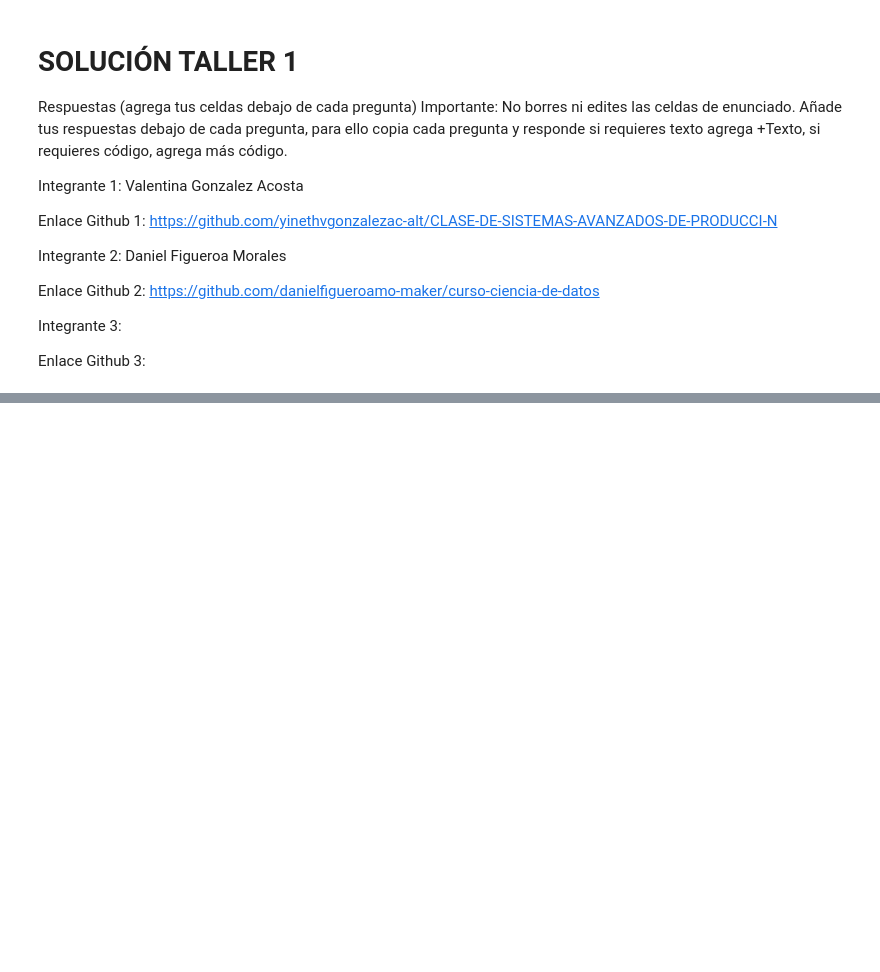
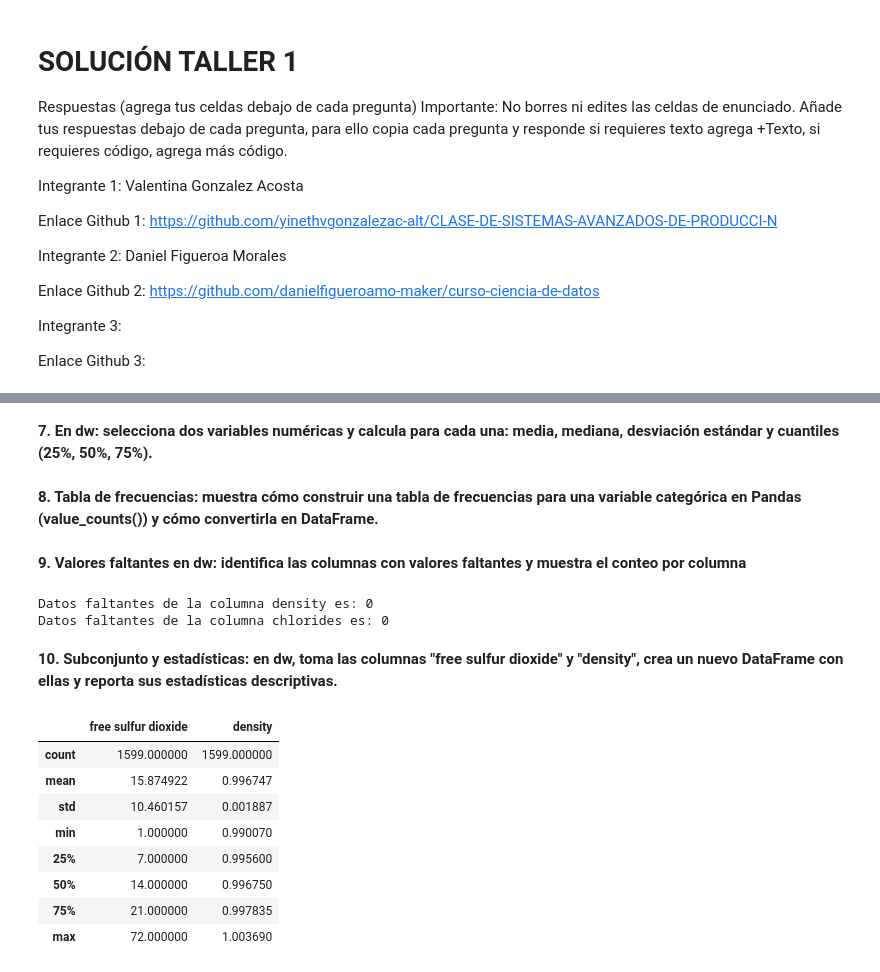
Before and after one commit to danielfigueroamo-maker/curso-ciencia-de-datos, a Jupyter notebook: GonzalezYineth_FigueroaMorales.ipynb, the cells around one changed output, grey strips where cells are left out. Cells and saved outputs as stored; diff of their text form; code cells hidden in the pictures; blank space fills up the shorter version.

```diff
--- a/GonzalezYineth_FigueroaMorales.ipynb
+++ b/GonzalezYineth_FigueroaMorales.ipynb
@@ -957,0 +1020,27 @@ Resumen estadístico (describe):
+# %% [markdown]
+**7. En dw: selecciona dos variables numéricas y calcula para cada una: media, mediana, desviación estándar y cuantiles (25%, 50%, 75%).**
+# %% [markdown]
+**8. Tabla de frecuencias: muestra cómo construir una tabla de frecuencias para una variable categórica en Pandas (value_counts()) y cómo convertirla en DataFrame.**
+# %% [markdown]
+**9. Valores faltantes en dw: identifica las columnas con valores faltantes y muestra el conteo por columna**
+# %%
+print("Datos faltantes de la columna density es: "+str(dw["density"].isnull().sum()))
+print("Datos faltantes de la columna chlorides es: "+str(dw["chlorides"].isnull().sum()))
+# %% [output]
+Datos faltantes de la columna density es: 0
+Datos faltantes de la columna chlorides es: 0
+# %% [markdown]
+**10. Subconjunto y estadísticas: en dw, toma las columnas "free sulfur dioxide" y "density", crea un nuevo DataFrame con ellas y reporta sus estadísticas descriptivas.**
+# %%
+nuevatabla = dw[["free sulfur dioxide","density"]]
+nuevatabla.describe()
+# %% [output]
+|  | free sulfur dioxide | density |
+| count | 1599.000000 | 1599.000000 |
+| mean | 15.874922 | 0.996747 |
+| std | 10.460157 | 0.001887 |
+| min | 1.000000 | 0.990070 |
+| 25% | 7.000000 | 0.995600 |
+| 50% | 14.000000 | 0.996750 |
+| 75% | 21.000000 | 0.997835 |
+| max | 72.000000 | 1.003690 |
```
Also changed, not shown: parts of 28 cells of this notebook.
